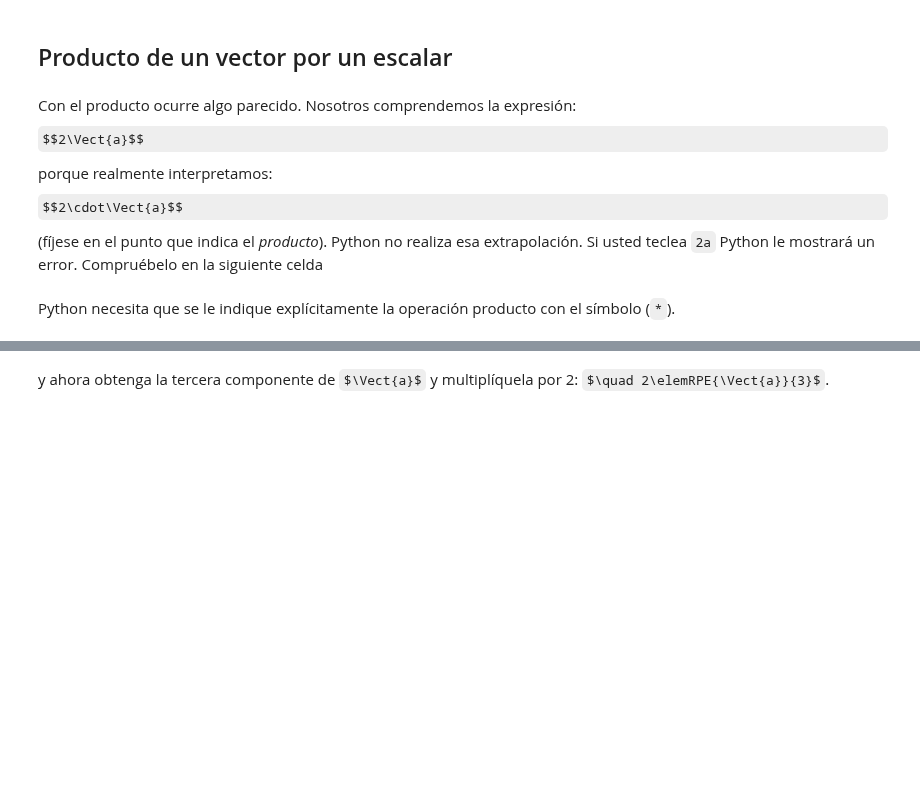
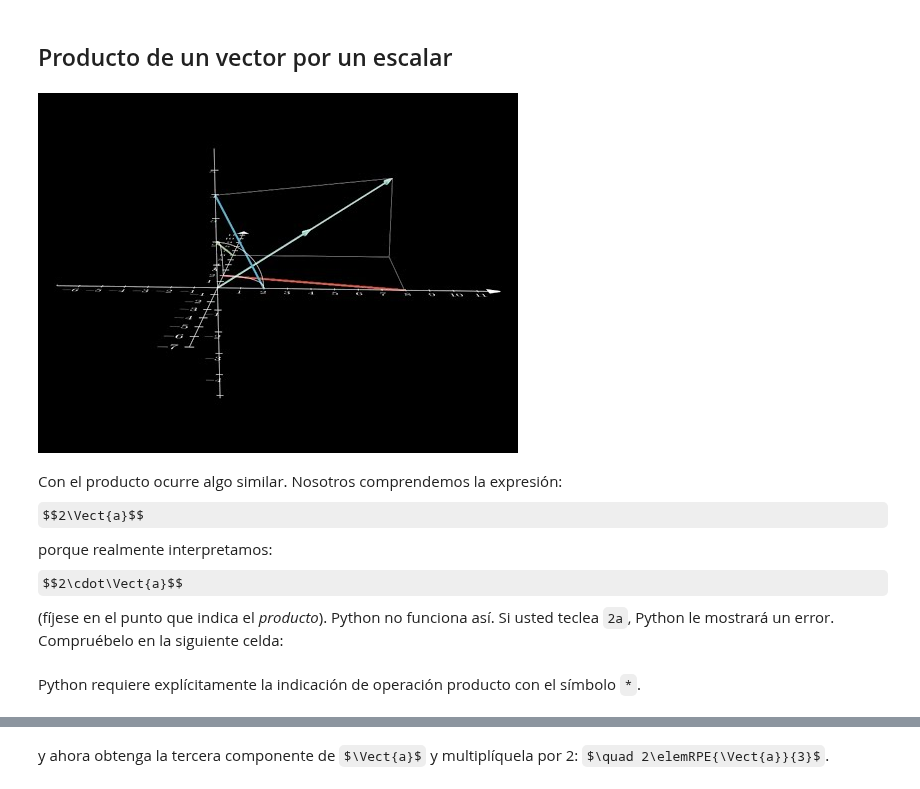
Before and after one commit to mbujosab/nacal-Jupyter-Notebooks, a Jupyter notebook: Lecc01-Secc1.2.ipynb, the cells around one changed output, grey strips where cells are left out. Drawn from its saved outputs; the diff is of its cells as text; code cells hidden in the pictures; some formulas as TeX source; blank space fills up the shorter version.

```diff
--- a/Lecc01-Secc1.2.ipynb
+++ b/Lecc01-Secc1.2.ipynb
@@ -103,14 +96,17 @@ YouTubeVideo('kSgd-davYhw')  # ejecute este bloque de código para ver el vídeo
 [figure]
 # %% [markdown]
 ## Producto de un vector por un escalar
+# %%
+YouTubeVideo('SG4ZwRAIQLY')  # ejecute este bloque de código para poder ver el vídeo (pero NO LO HAGA DURANTE LA CLASE)
+# %% [output]
+[figure, added]
 # %% [markdown]
-Con el producto ocurre algo parecido. Nosotros comprendemos la expresión: $$2\Vect{a}$$ porque realmente interpretamos: $$2\cdot\Vect{a}$$ (fíjese en el punto que indica el *producto*).
-Python no realiza esa extrapolación. Si usted teclea `2a` Python le mostrará un error.
-Compruébelo en la siguiente celda
+Con el producto ocurre algo similar. Nosotros comprendemos la expresión: $$2\Vect{a}$$ porque realmente interpretamos: $$2\cdot\Vect{a}$$ (fíjese en el punto que indica el *producto*).
+Python no funciona así. Si usted teclea `2a`, Python le mostrará un error.
+Compruébelo en la siguiente celda:
 # %%
 # 2a
 # %% [markdown]
-Python necesita que se le indique explícitamente la operación producto
-con el símbolo (`*`).
+Python requiere explícitamente la indicación de operación producto con el símbolo `*`.
 # %%
 2*a
```
Also changed, not shown: parts of 26 cells of this notebook, 10 other files.
